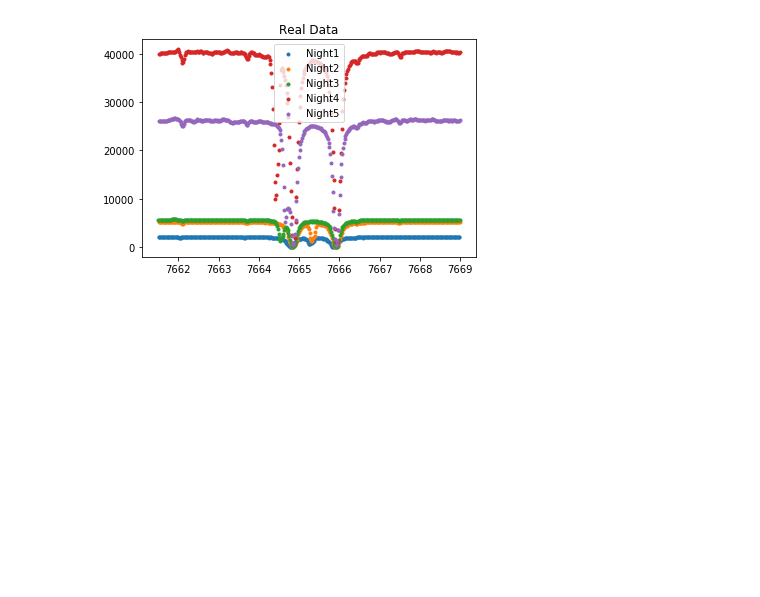
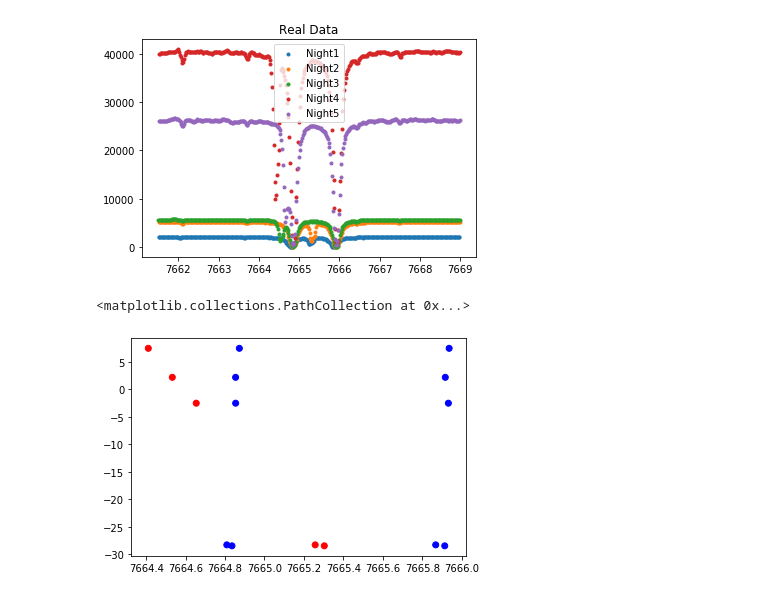
Before and after one commit to klaykulik/sourceseparation, a Jupyter notebook: specNN.ipynb, the cells around one changed output. Drawn from its saved outputs; the diff is of its cells as text; code cells hidden in the pictures; blank space fills up the shorter version.

```diff
--- a/specNN.ipynb
+++ b/specNN.ipynb
@@ -48,3 +48,14 @@ plt.title('Real Data')
 # %% [output]
 Text(0.5, 1.0, 'Real Data')
 [figure]
+# %%
+x = [7664.809006083383, 7665.257231340846, 7665.868447601023, 7664.835169974964, 7665.303461974108, 7665.9142776251665, 7664.532588055943, 7664.853624166611, 7665.917056283197, 7664.410883406029, 7664.872617337293, 7665.936612918032, 7664.6539875266635, 7664.85378771173, 7665.932708711083]
+# %%
+y = [-28.273558, -28.273558, -28.273558, -28.451855, -28.451855, -28.451855, 2.167503, 2.167503, 2.167503, 7.437444, 7.437444, 7.437444, -2.532284, -2.532284, -2.532284]
+# %%
+classification = ['blue','red','blue','blue','red','blue','red','blue','blue','red','blue','blue','red','blue','blue']
+# %%
+plt.scatter(x,y, c=classification)
+# %% [output]
+<matplotlib.collections.PathCollection at 0x...>
+[figure, added]
```
Also changed, not shown: parts of 5 cells of this notebook, 6 other files.
